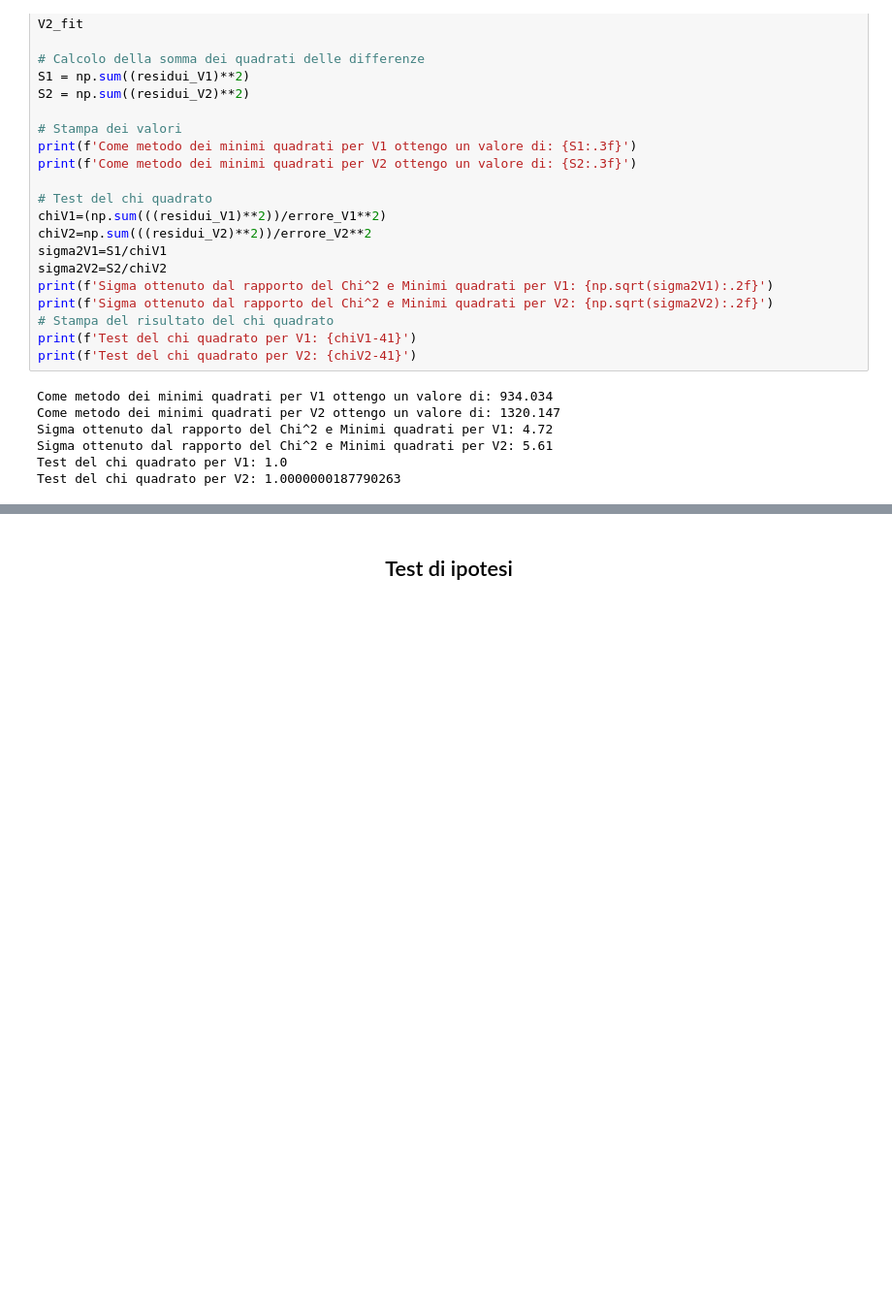
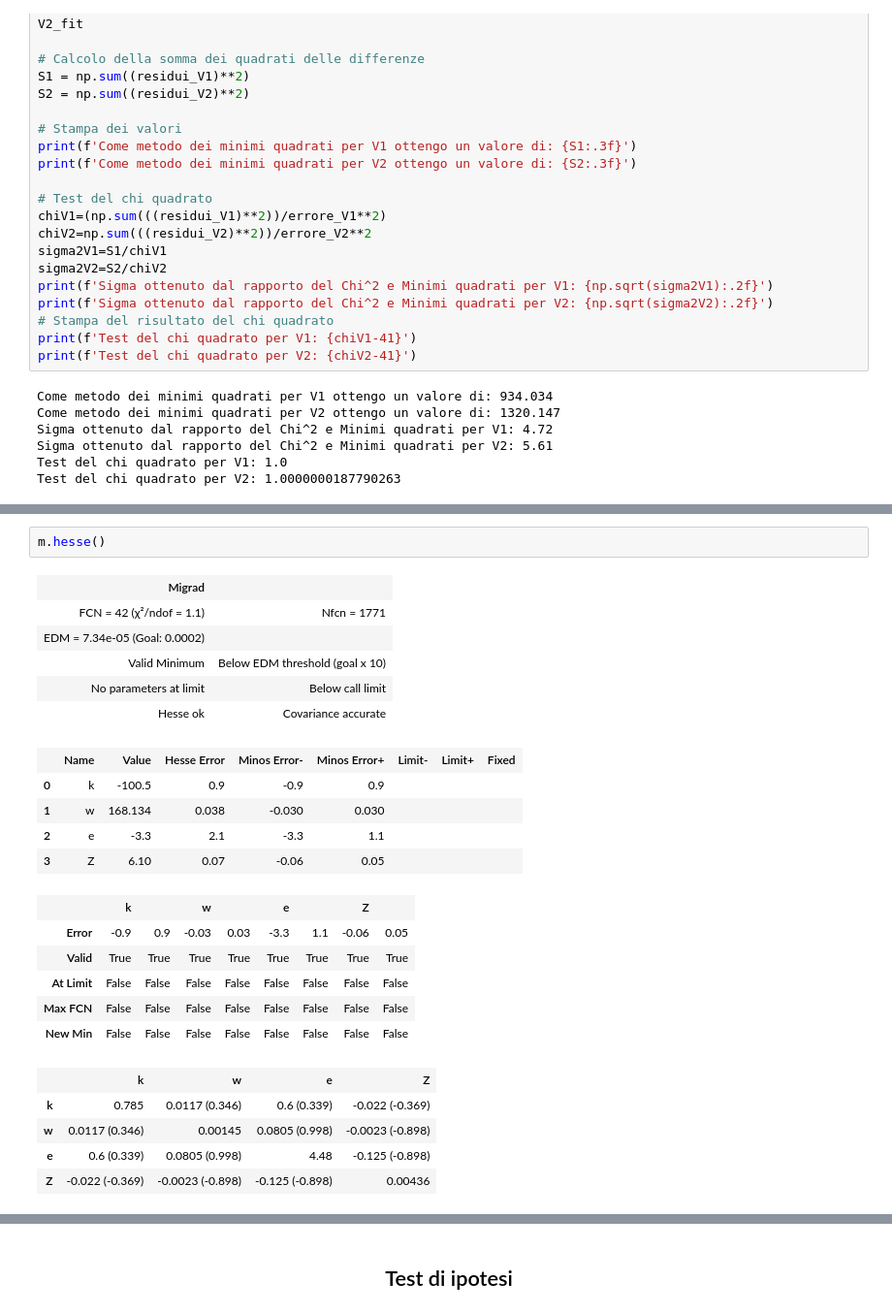
Before and after one commit to Sebyiossa/Progetto-Analisi-dati-2024, a Jupyter notebook: Progetti analisi statistica dei dati -Stelle Binarie.ipynb, the cells around one changed output, grey strips where cells are left out. Shown at 97% size. Drawn from its saved outputs; the diff is of its cells as text; blank space fills up the shorter version.

```diff
--- a/Progetti analisi statistica dei dati -Stelle Binarie.ipynb
+++ b/Progetti analisi statistica dei dati -Stelle Binarie.ipynb
@@ -419,0 +445,25 @@ Test del chi quadrato per V2: 1.0000000187790263
+# %%
+m.hesse()
+# %% [output]
+| Migrad |  |
+| FCN = 42 (χ²/ndof = 1.1) | Nfcn = 1771 |
+| EDM = 7.34e-05 (Goal: 0.0002) |  |
+| Valid Minimum | Below EDM threshold (goal x 10) |
+| No parameters at limit | Below call limit |
+| Hesse ok | Covariance accurate |
+|  | Name | Value | Hesse Error | Minos Error- | Minos Error+ | Limit- | Limit+ | Fixed |
+| 0 | k | -100.5 | 0.9 | -0.9 | 0.9 |  |  |  |
+| 1 | w | 168.134 | 0.038 | -0.030 | 0.030 |  |  |  |
+| 2 | e | -3.3 | 2.1 | -3.3 | 1.1 |  |  |  |
+| 3 | Z | 6.10 | 0.07 | -0.06 | 0.05 |  |  |  |
+|  | k |  | w |  | e |  | Z |  |
+| Error | -0.9 | 0.9 | -0.03 | 0.03 | -3.3 | 1.1 | -0.06 | 0.05 |
+| Valid | True | True | True | True | True | True | True | True |
+| At Limit | False | False | False | False | False | False | False | False |
+| Max FCN | False | False | False | False | False | False | False | False |
+| New Min | False | False | False | False | False | False | False | False |
+|  | k | w | e | Z |
+| k | 0.785 | 0.0117 (0.346) | 0.6 (0.339) | -0.022 (-0.369) |
+| w | 0.0117 (0.346) | 0.00145 | 0.0805 (0.998) | -0.0023 (-0.898) |
+| e | 0.6 (0.339) | 0.0805 (0.998) | 4.48 | -0.125 (-0.898) |
+| Z | -0.022 (-0.369) | -0.0023 (-0.898) | -0.125 (-0.898) | 0.00436 |
```
Also changed, not shown: parts of 7 cells of this notebook.
